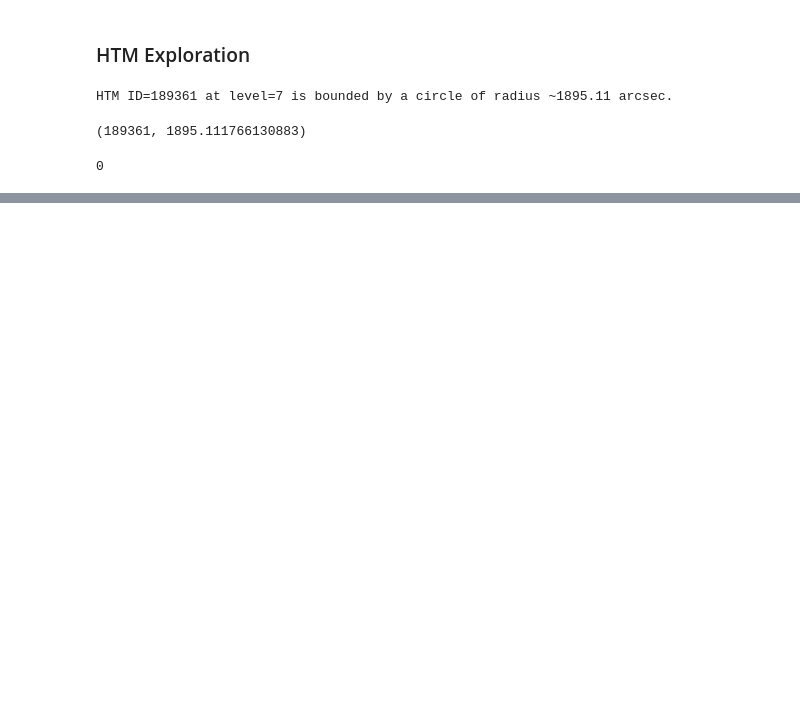
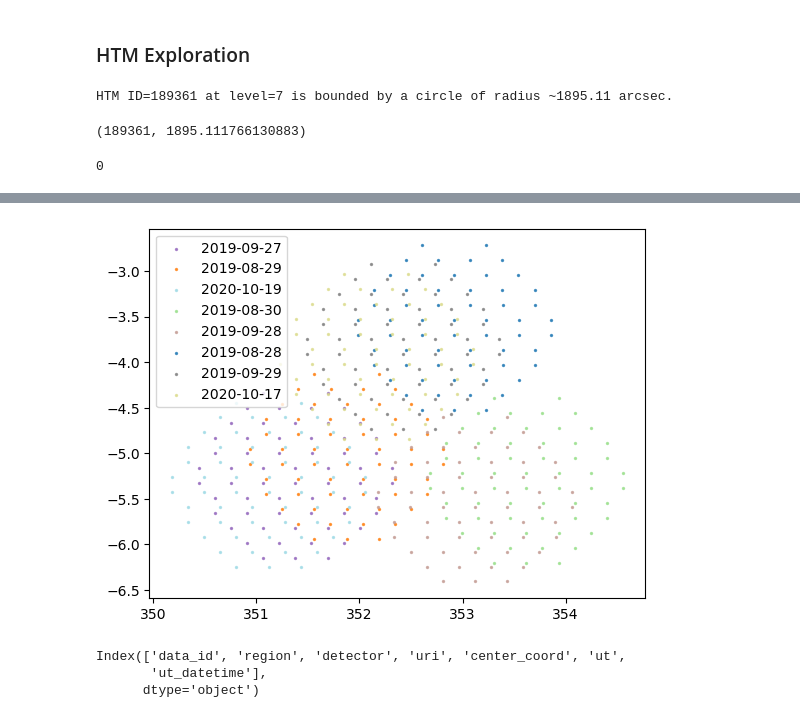
Before and after one commit to dirac-institute/kbmod, a Jupyter notebook: notebooks/region_search/Region Searching Workbook.ipynb, the cells around one changed output, grey strips where cells are left out. Cells and saved outputs as stored; diff of their text form; code cells hidden in the pictures; blank space fills up the shorter version.

```diff
--- a/notebooks/region_search/Region Searching Workbook.ipynb
+++ b/notebooks/region_search/Region Searching Workbook.ipynb
@@ -933,0 +1055,39 @@ len(overlapping_sets)
+# %%
+%%time
+
+# TIMING NOTE: this requires about 7 seconds
+
+from matplotlib.cm import get_cmap
+from matplotlib.colors import Normalize
+
+# Convert "ut" column to datetime
+df["ut_datetime"] = pd.to_datetime(df["ut"])
+
+# Create lookup tables for data_id to center_coord and ut_datetime
+id_to_coord = df.set_index("data_id")["center_coord"].to_dict()
+id_to_date = df.set_index("data_id")["ut_datetime"].dt.date.to_dict()
+
+# Extract unique dates and create a color map
+unique_dates = sorted(set(id_to_date.values()))
+date_to_color = {date: i for i, date in enumerate(unique_dates)}
+norm = Normalize(vmin=0, vmax=len(unique_dates) - 1)
+cmap = get_cmap("tab20", len(unique_dates))  # Choose a colormap that fits the data
+
+# Preparing data for plotting
+coords = [id_to_coord[overlapping_sets[p][0]] for p in overlapping_sets]
+dates = [id_to_date[overlapping_sets[p][0]] for p in overlapping_sets]
+colors = [cmap(norm(date_to_color[date])) for date in dates]
+
+# Plotting
+lcount = 0
+for (x, y), color, date in zip(coords, colors, dates):
+    lcount += 1
+    plt.scatter(x, y, color=color, label=date.strftime("%Y-%m-%d"), alpha=0.75, s=2)
+
+# To avoid duplicate labels in the legend, handle legend entries manually
+handles, labels = plt.gca().get_legend_handles_labels()
+by_label = dict(zip(labels, handles))  # Removing duplicates
+plt.legend(by_label.values(), by_label.keys())
+plt.savefig(f"{basedir}/pointings.pdf")
+# plt.show()
+# %% [output]
@@ -933,0 +1096,7 @@ len(overlapping_sets)
+[figure, added]
+# %%
+df.columns
+# %% [output]
+Index(['data_id', 'region', 'detector', 'uri', 'center_coord', 'ut',
+       'ut_datetime'],
+      dtype='object')
```
Also changed, not shown: parts of 78 cells of this notebook.
